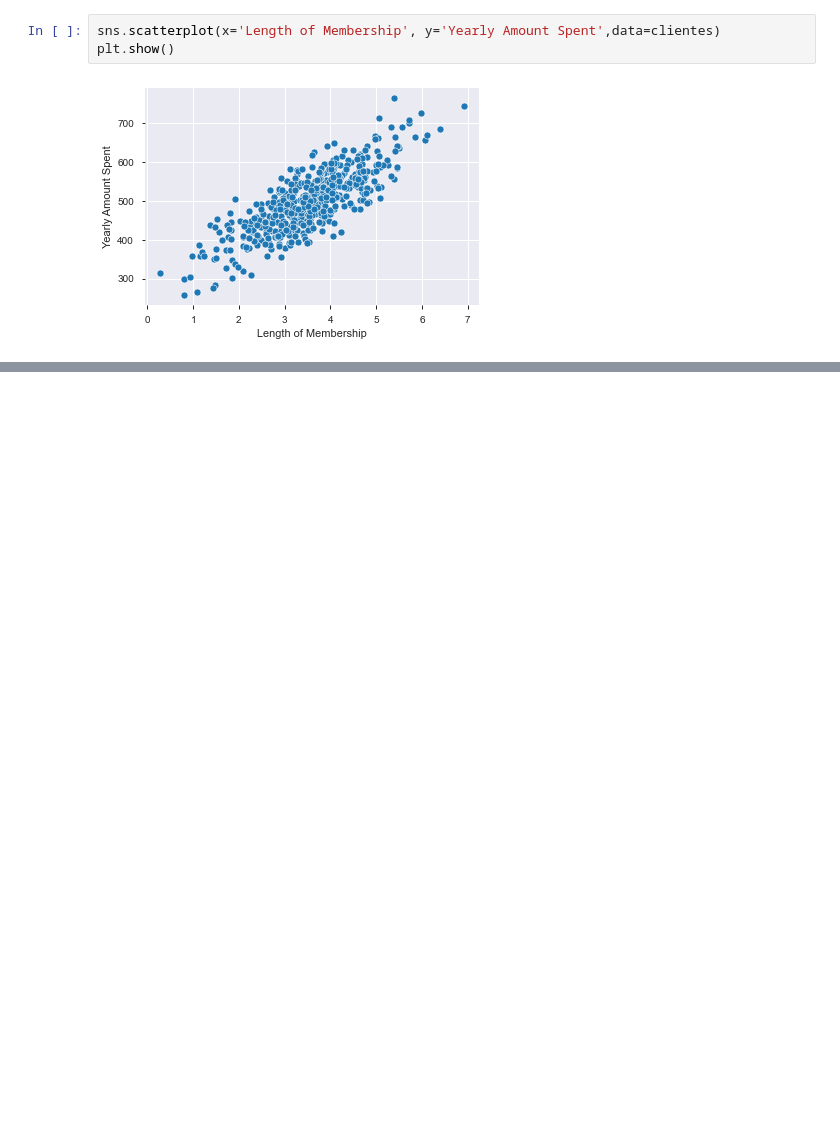
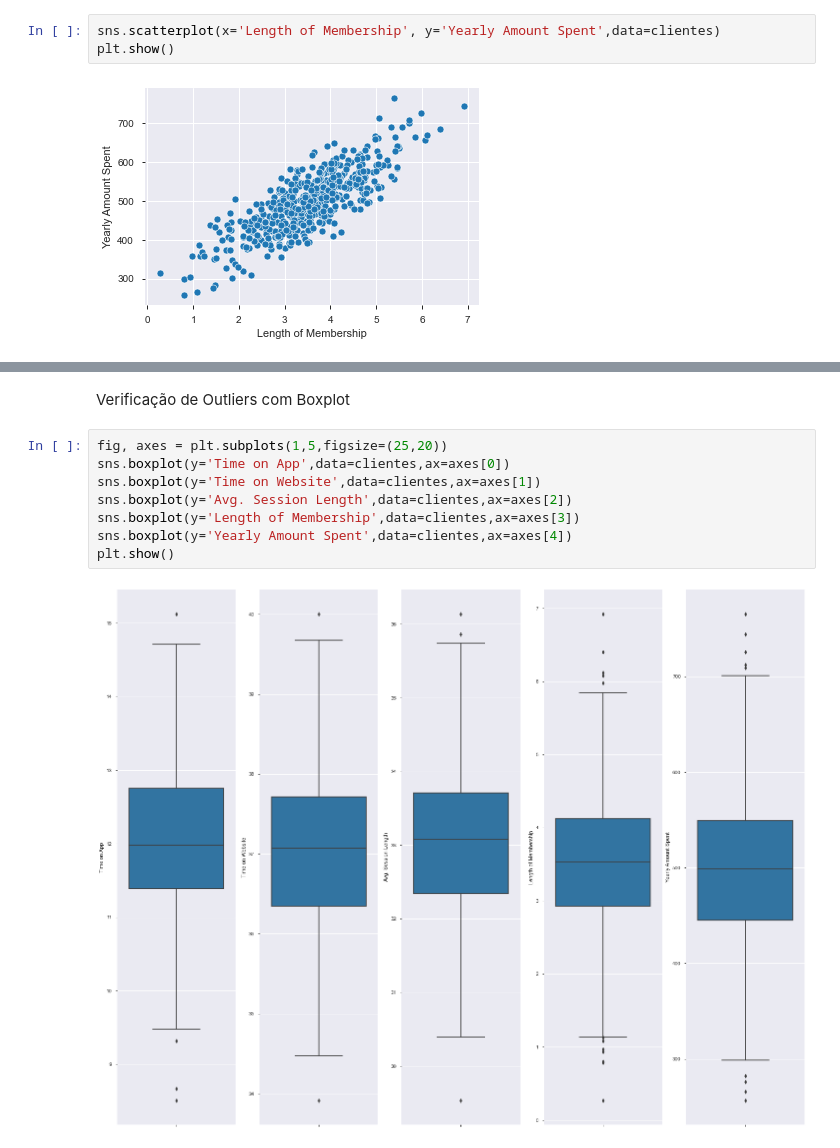
Before and after one commit to luizabamorim/Algoritmos-de-Machine-Learning, a Jupyter notebook: Regressão Linear/Ecommerce_Reg_Linear.ipynb, the cells around one changed output, grey strips where cells are left out. Drawn from its saved outputs; the diff is of its cells as text; blank space fills up the shorter version.

```diff
--- a/Regressão Linear/Ecommerce_Reg_Linear.ipynb
+++ b/Regressão Linear/Ecommerce_Reg_Linear.ipynb
@@ -175,0 +203,12 @@ plt.show()
+# %% [markdown]
+Verificação de Outliers com Boxplot
+# %%
+fig, axes = plt.subplots(1,5,figsize=(25,20))
+sns.boxplot(y='Time on App',data=clientes,ax=axes[0])
+sns.boxplot(y='Time on Website',data=clientes,ax=axes[1])
+sns.boxplot(y='Avg. Session Length',data=clientes,ax=axes[2])
+sns.boxplot(y='Length of Membership',data=clientes,ax=axes[3])
+sns.boxplot(y='Yearly Amount Spent',data=clientes,ax=axes[4])
+plt.show()
+# %% [output]
+[figure, added]
```
Also changed, not shown: parts of 18 cells of this notebook.
